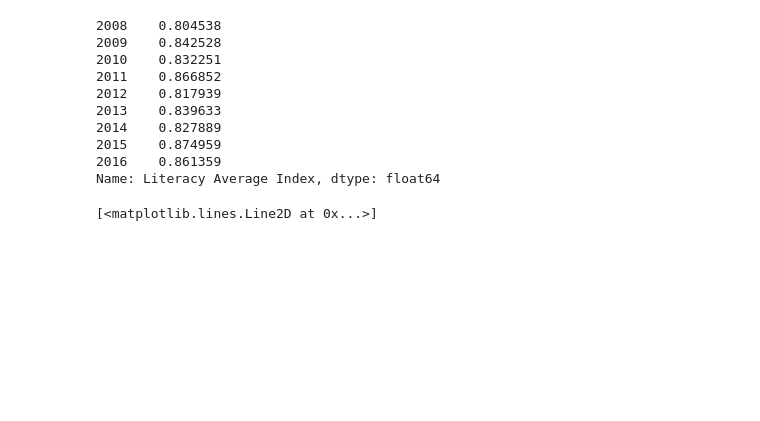
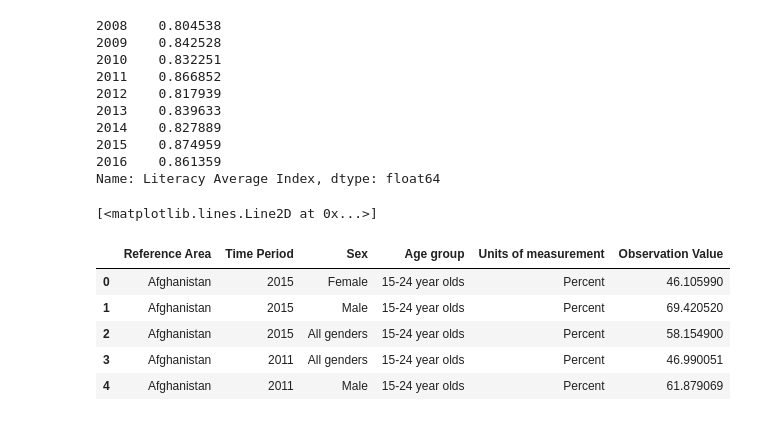
Before and after one commit to arpitjainds/Why-are-we-happy, a Jupyter notebook: Happiness.ipynb, the cells around one changed output. Cells and saved outputs as stored; diff of their text form; code cells hidden in the pictures; blank space fills up the shorter version.

```diff
--- a/Happiness.ipynb
+++ b/Happiness.ipynb
@@ -222,3 +222,14 @@ Name: Literacy Average Index, dtype: float64
 plt.plot(years,literacyindex,'-o')
 # %% [output]
 [<matplotlib.lines.Line2D at 0x...>]
+# %%
+literacycountrywise = pd.read_csv('Literace country wise.csv')
+# %%
+literacycountrywise.head()
+# %% [output]
+|  | Reference Area | Time Period | Sex | Age group | Units of measurement | Observation Value |
+| 0 | Afghanistan | 2015 | Female | 15-24 year olds | Percent | 46.105990 |
+| 1 | Afghanistan | 2015 | Male | 15-24 year olds | Percent | 69.420520 |
+| 2 | Afghanistan | 2015 | All genders | 15-24 year olds | Percent | 58.154900 |
+| 3 | Afghanistan | 2011 | All genders | 15-24 year olds | Percent | 46.990051 |
+| 4 | Afghanistan | 2011 | Male | 15-24 year olds | Percent | 61.879069 |
```
Also changed, not shown: parts of 30 cells of this notebook.
